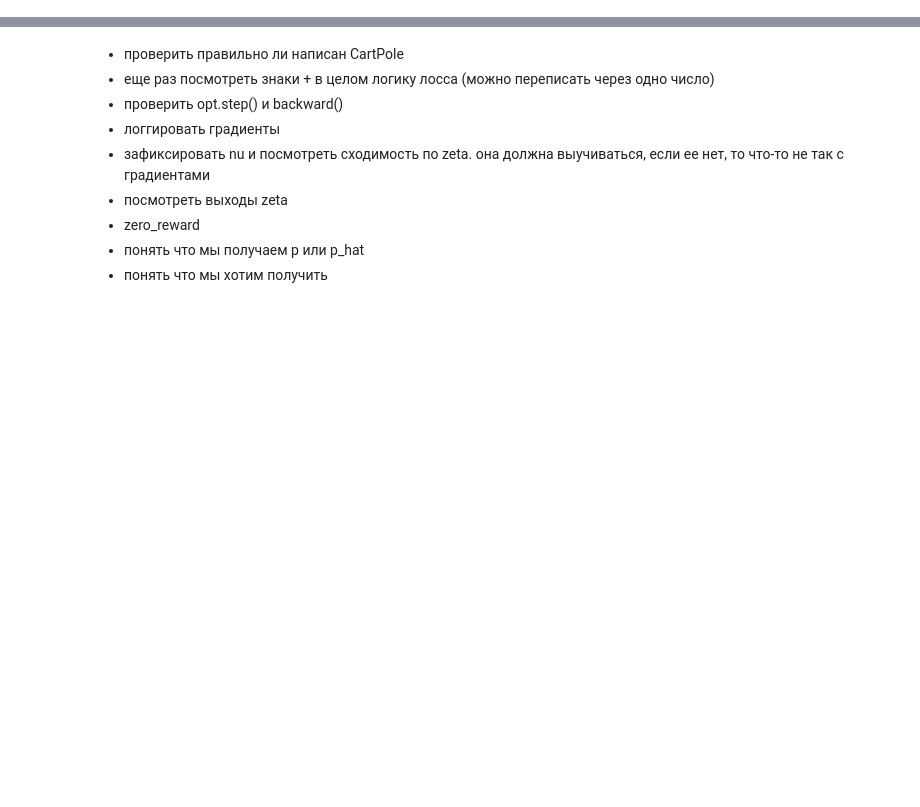
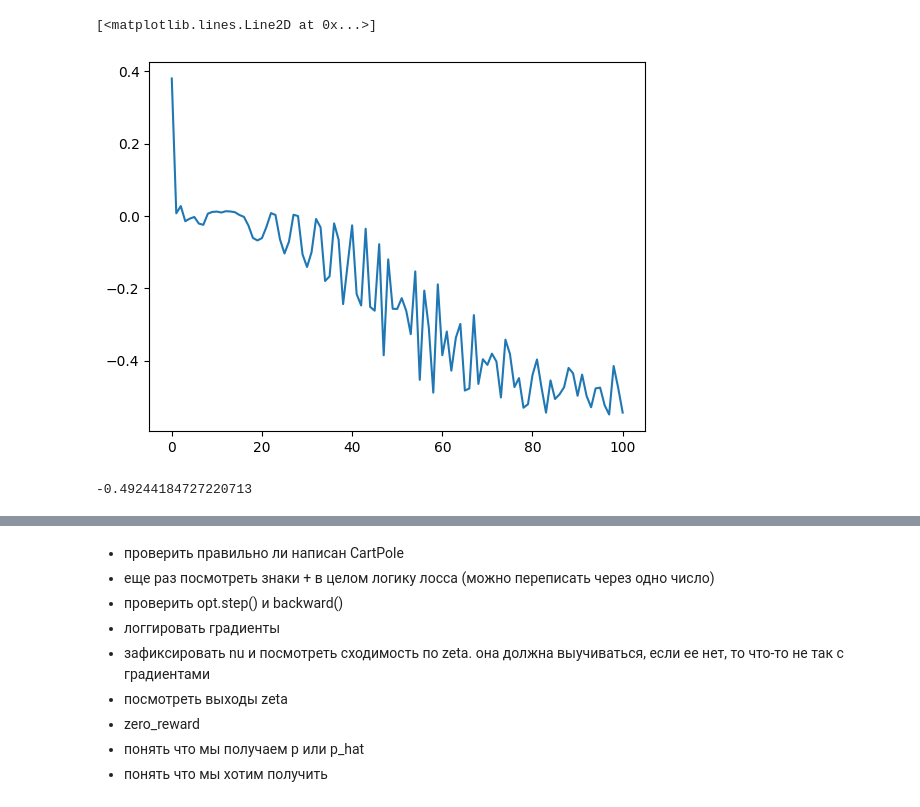
Before and after one commit to Blinkop/Dice-RL, a Jupyter notebook: example_v2.ipynb, the cells around one changed output, grey strips where cells are left out. Drawn from its saved outputs; the diff is of its cells as text; code cells hidden in the pictures; blank space fills up the shorter version.

```diff
--- a/example_v2.ipynb
+++ b/example_v2.ipynb
@@ -200,0 +293,9 @@ KeyboardInterrupt:
+# %%
+plt.plot(values)
+# %% [output]
+[<matplotlib.lines.Line2D at 0x...>]
+[figure, added]
+# %%
+np.mean(values[-10:])
+# %% [output]
+-0.49244184727220713
```
Also changed, not shown: parts of 16 cells of this notebook, 2 other files.
